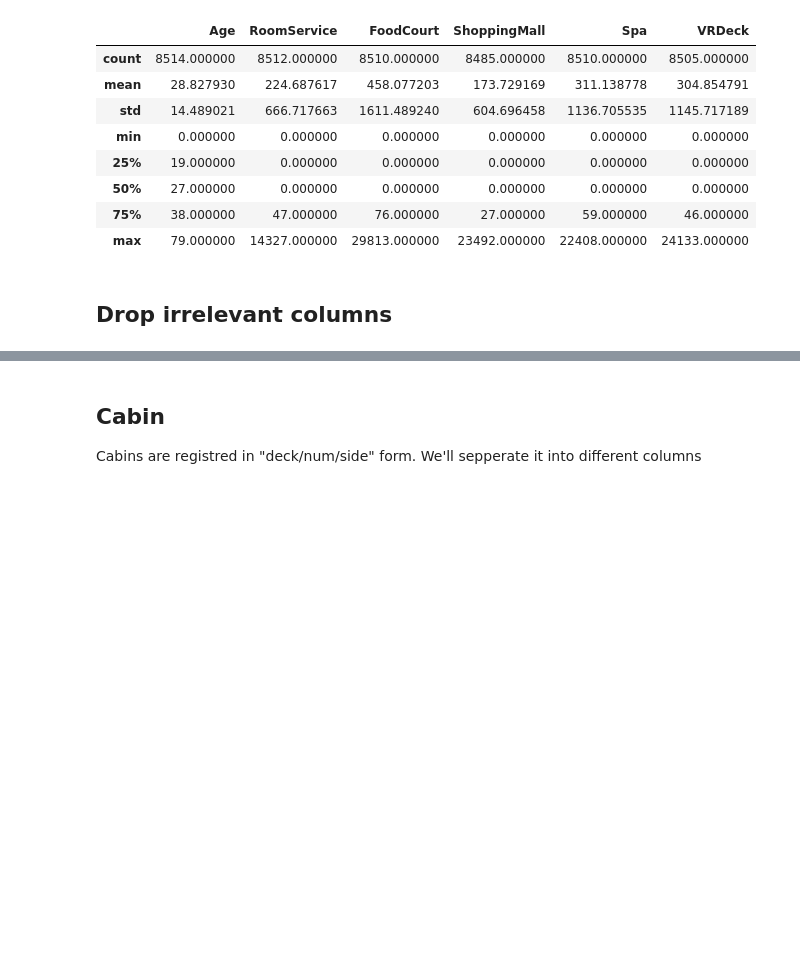
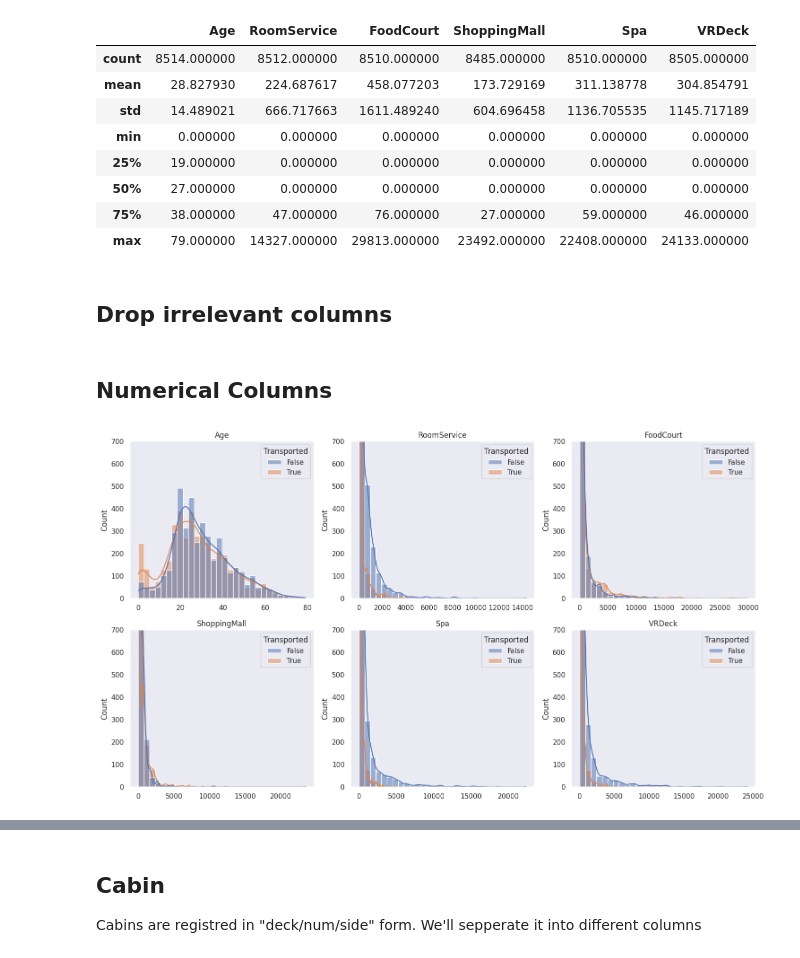
Before and after one commit to Ednaxx/titanic-spaceship-classifier, a Jupyter notebook: spaceship-titanic-classifier.ipynb, the cells around one changed output, grey strips where cells are left out. Drawn from its saved outputs; the diff is of its cells as text; code cells hidden in the pictures; blank space fills up the shorter version.

```diff
--- a/spaceship-titanic-classifier.ipynb
+++ b/spaceship-titanic-classifier.ipynb
@@ -23,9 +23,13 @@ import pandas as pd
 
 import seaborn as sns
 import matplotlib.pyplot as plt
+%matplotlib inline
+sns.set(style="dark",palette="deep")
+pd.set_option("display.max.rows",None)
+pd.set_option("display.max.columns",None)
 # %%
-train_data = pd.read_csv('./input/train.csv')
-test_data = pd.read_csv('./input/test.csv')
+train_data = pd.read_csv('/kaggle/input/spaceship-titanic/train.csv')
+test_data = pd.read_csv('/kaggle/input/spaceship-titanic/test.csv')
 # %% [markdown]
 # Exploring Training Data
 # %%
@@ -73,3 +77,17 @@ train_data.describe()
 ## Drop irrelevant columns
 # %%
 train_data = train_data.drop(["PassengerId", "Name"], axis=1)
+# %% [markdown]
+## Numerical Columns
+# %%
+categories = np.reshape(["Age", "RoomService", "FoodCourt", "ShoppingMall", "Spa", "VRDeck"], (2,3))
+
+fig, axs = plt.subplots(2, 3, figsize=(18, 10))
+
+for i in range(2):
+    for j in range(3):
+        axs[i][j].set_title(categories[i][j])
+        sns.histplot(x=train_data[categories[i][j]], hue=train_data.Transported, bins=30, ax=axs[i][j], kde=True).set(xlabel=None)
+        axs[i][j].set_ylim(0,700)
+# %% [output]
+[figure, added]
```
Also changed, not shown: parts of 36 cells of this notebook, 1 other file.
